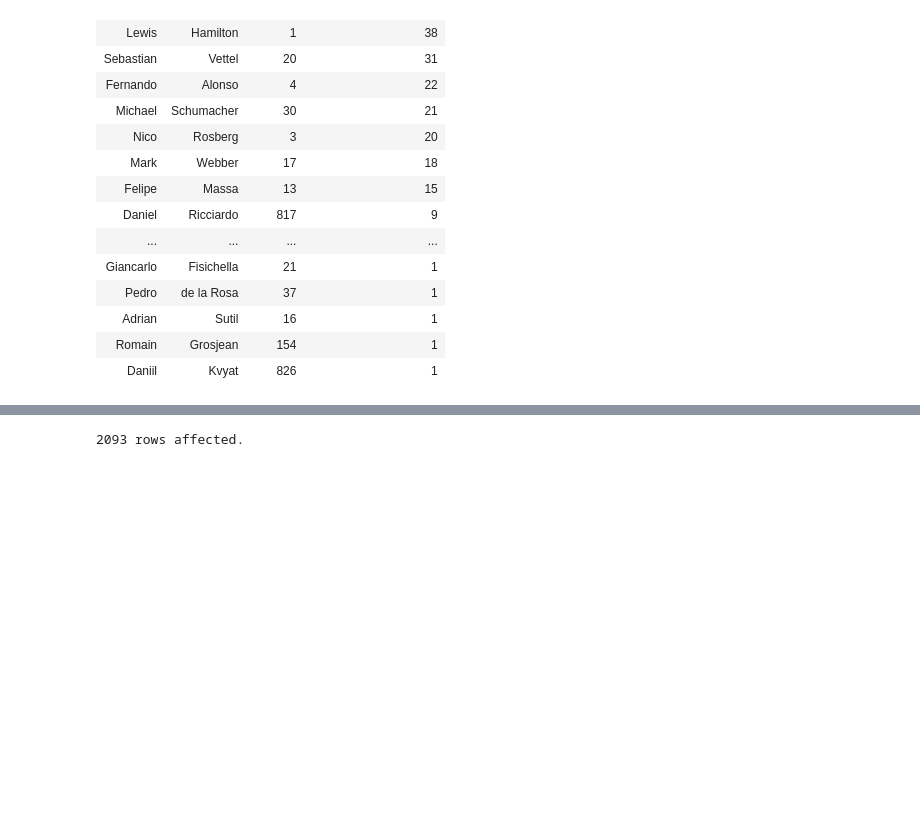
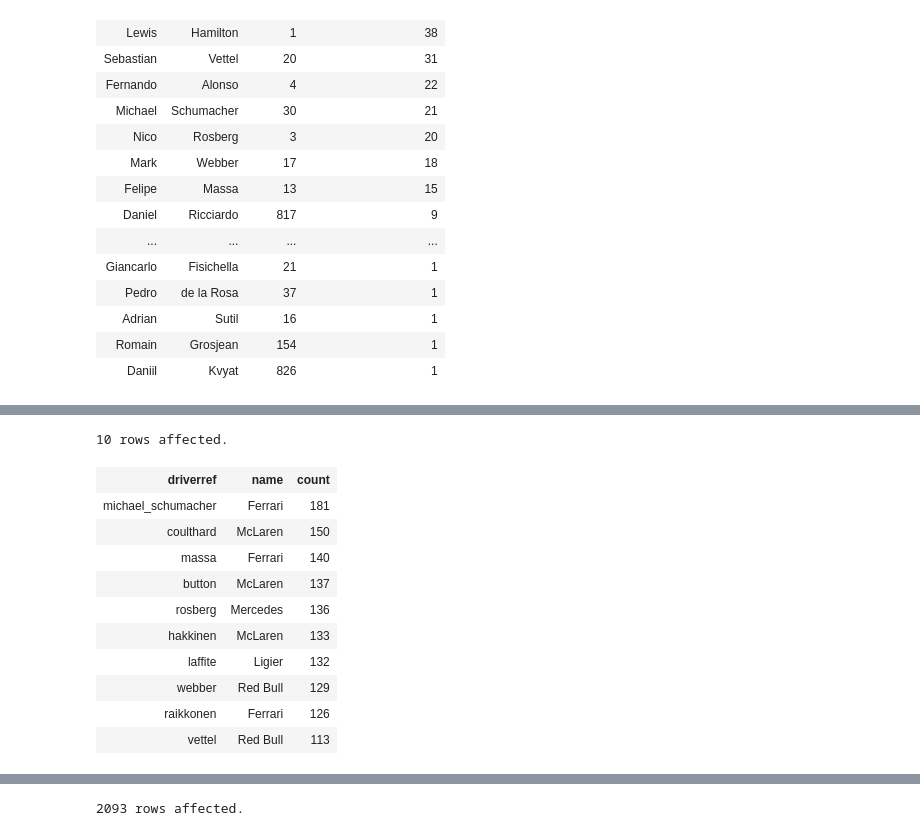
Before and after one commit to Emmely2008/Database-Assignment-Relational-Algebra, a Jupyter notebook: Handin7.ipynb, the cells around one changed output, grey strips where cells are left out. Cells and saved outputs as stored; diff of their text form; code cells hidden in the pictures; blank space fills up the shorter version.

```diff
--- a/Handin7.ipynb
+++ b/Handin7.ipynb
@@ -56,0 +47,18 @@ JOIN results USING(driverid) WHERE results.rank = 1 GROUP BY driverid ORDER BY t
+# %%
+%%sql SELECT driverref, name, count(*) from drivers
+JOIN results USING(driverid)
+JOIN constructors USING(constructorid)
+GROUP BY driverref, name ORDER BY count DESC LIMIT 10;
+# %% [output]
+10 rows affected.
+| driverref | name | count |
+| michael_schumacher | Ferrari | 181 |
+| coulthard | McLaren | 150 |
+| massa | Ferrari | 140 |
+| button | McLaren | 137 |
+| rosberg | Mercedes | 136 |
+| hakkinen | McLaren | 133 |
+| laffite | Ligier | 132 |
+| webber | Red Bull | 129 |
+| raikkonen | Ferrari | 126 |
+| vettel | Red Bull | 113 |
```
Also changed, not shown: parts of 23 cells of this notebook.
